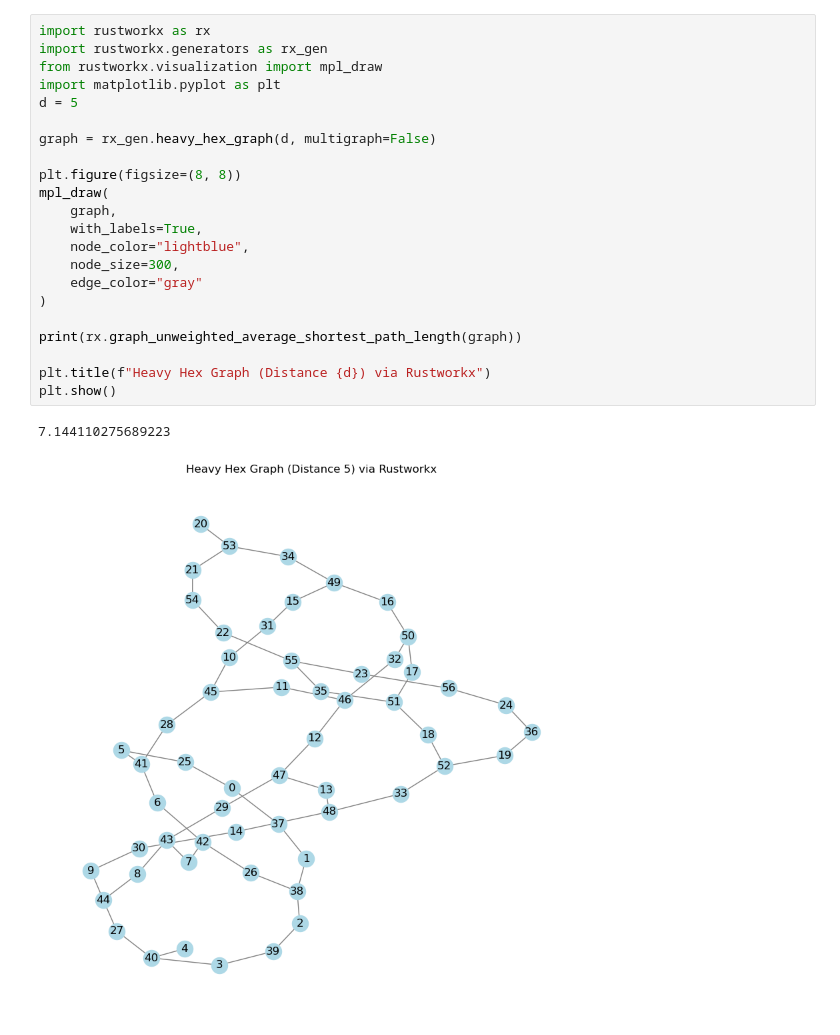
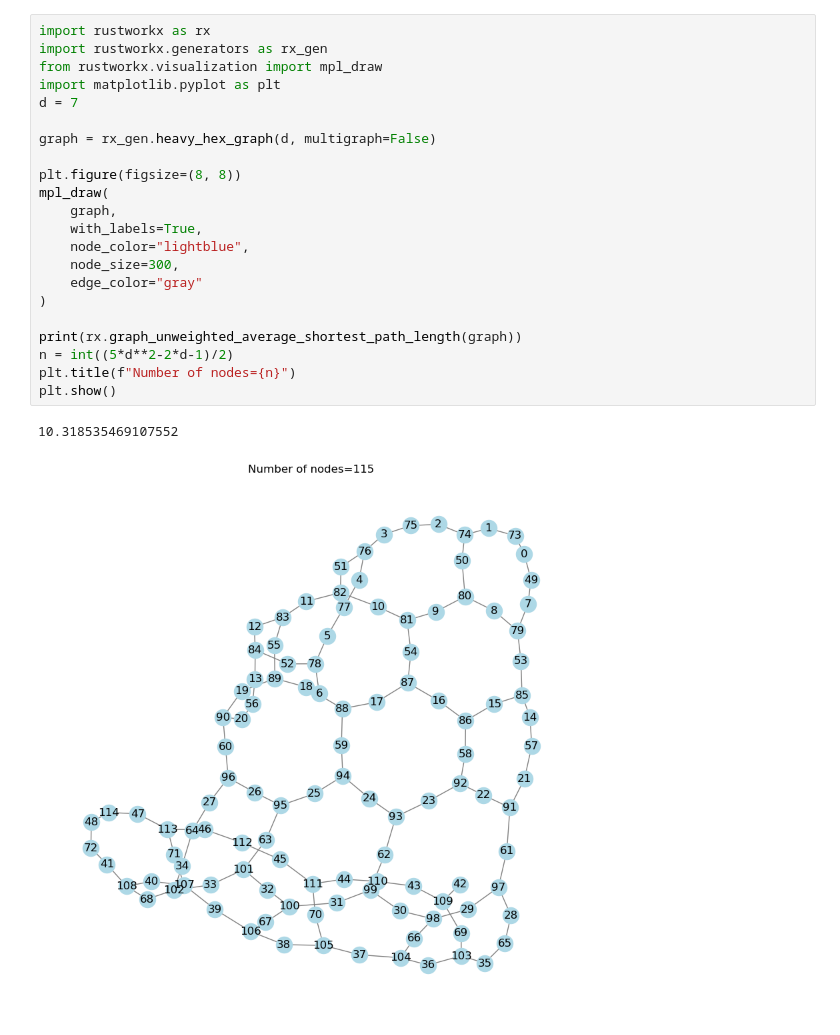
Before and after one commit to miquel-carrasco/Energy_Efficiency_Quantum_Computers, a Jupyter notebook: graph_examples.ipynb, the cells around one changed output. Drawn from its saved outputs; the diff is of its cells as text.

```diff
--- a/graph_examples.ipynb
+++ b/graph_examples.ipynb
@@ -1,26 +1,26 @@
 # %%
 import rustworkx as rx
 import rustworkx.generators as rx_gen
 from rustworkx.visualization import mpl_draw
 import matplotlib.pyplot as plt
-d = 5
+d = 7
 
 graph = rx_gen.heavy_hex_graph(d, multigraph=False)
 
 plt.figure(figsize=(8, 8))
 mpl_draw(
     graph,
     with_labels=True,
     node_color="lightblue",
     node_size=300,
     edge_color="gray"
 )
 
 print(rx.graph_unweighted_average_shortest_path_length(graph))
-
-plt.title(f"Heavy Hex Graph (Distance {d}) via Rustworkx")
+n = int((5*d**2-2*d-1)/2)
+plt.title(f"Number of nodes={n}")
 plt.show()
 # %% [output]
-7.144110275689223
+10.318535469107552
-[figure, old version]
+[figure, new version]
 # %%
```
Also changed, not shown: parts of 1 cell of this notebook, 3 other files.
